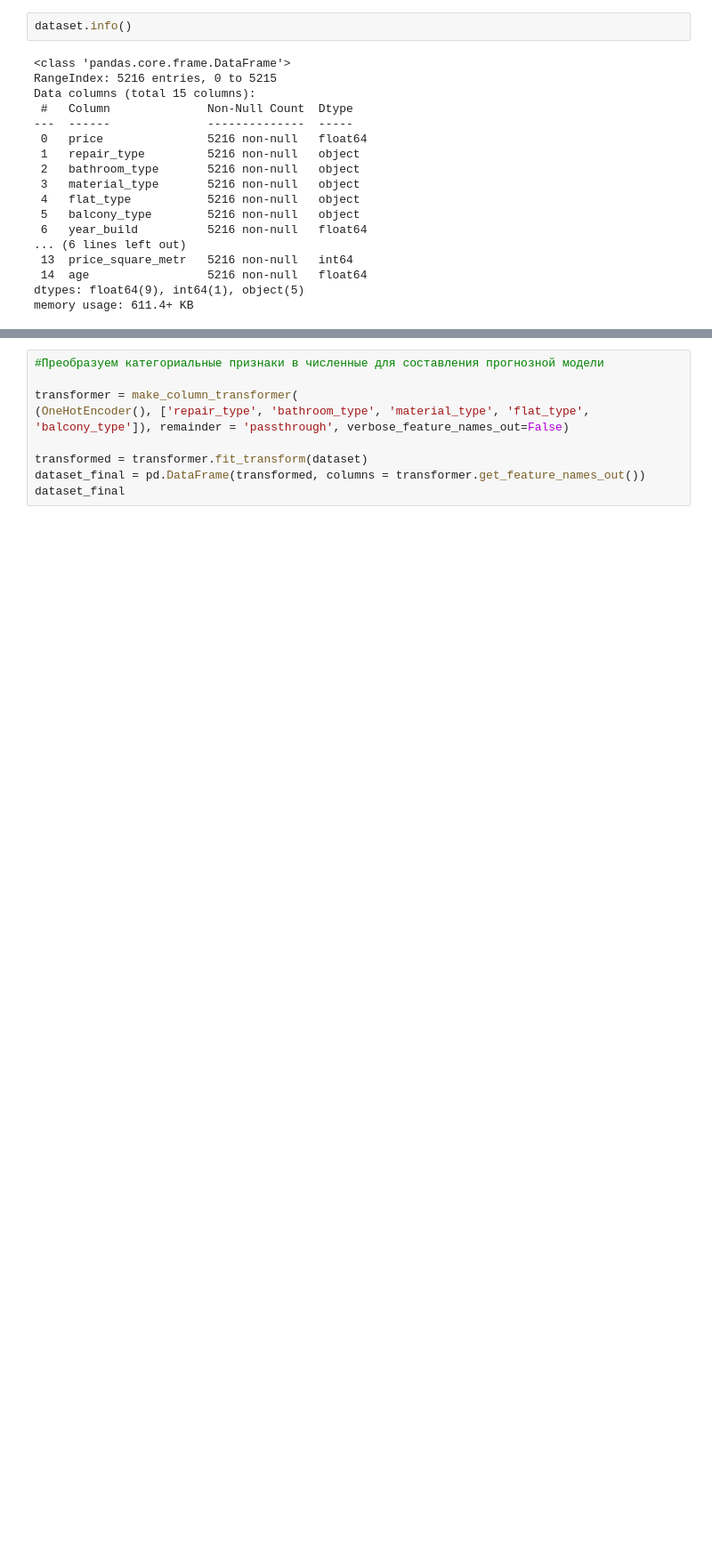
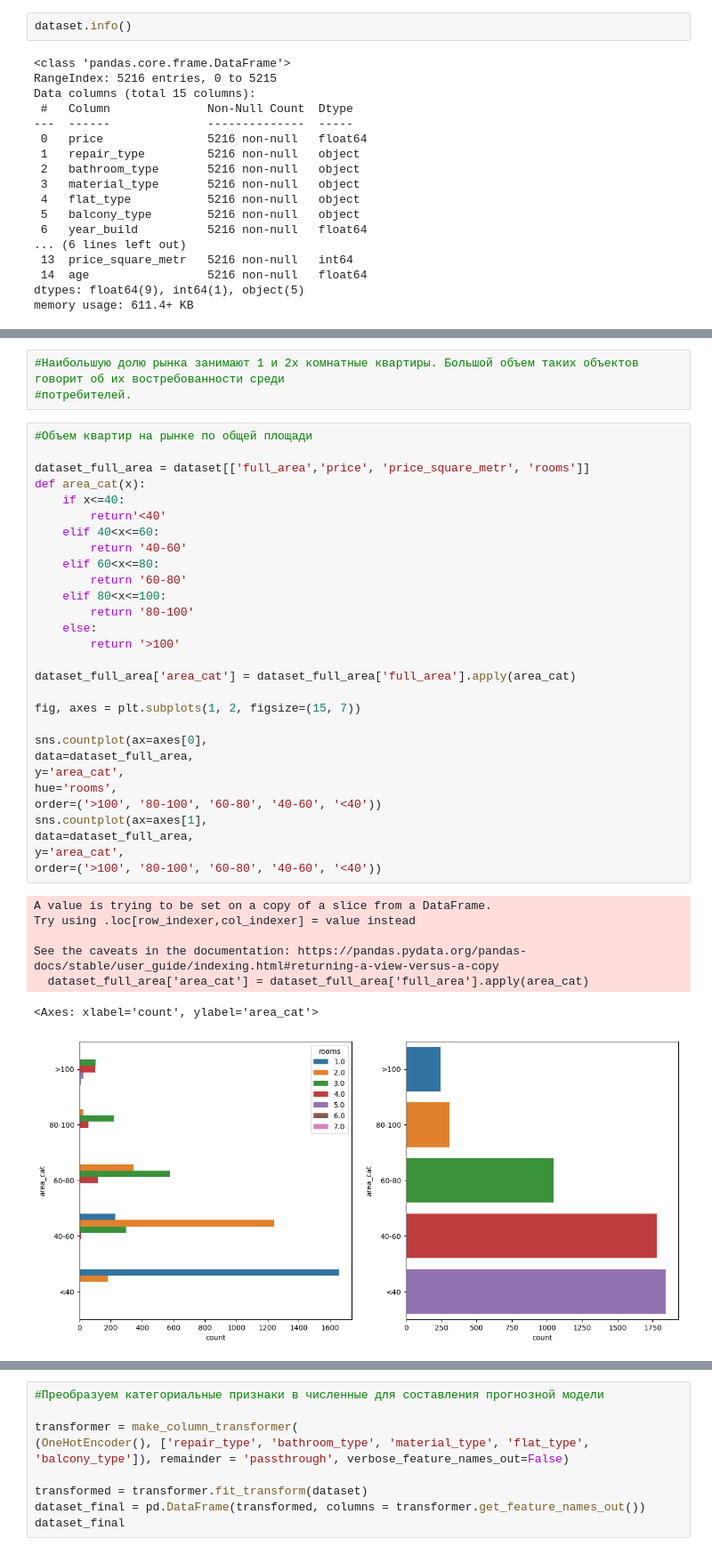
Before and after one commit to Aksyon/property_price_forecast, a Jupyter notebook: flats_project.ipynb, the cells around one changed output, grey strips where cells are left out. Shown at 89% size. Saved outputs shown, nothing was run; the diff lists cells and outputs as text; blank space fills up the shorter version.

```diff
--- a/flats_project.ipynb
+++ b/flats_project.ipynb
@@ -317,0 +302,40 @@ color='orange'
+# %%
+#Наибольшую долю рынка занимают 1 и 2х комнатные квартиры. Большой объем таких объектов говорит об их востребованности среди
+#потребителей.
+# %%
+#Объем квартир на рынке по общей площади
+
+dataset_full_area = dataset[['full_area','price', 'price_square_metr', 'rooms']]
+def area_cat(x):
+    if x<=40:
+        return'<40'
+    elif 40<x<=60:
+        return '40-60'
+    elif 60<x<=80:
+        return '60-80'
+    elif 80<x<=100:
+        return '80-100'
+    else:
+        return '>100'
+
+dataset_full_area['area_cat'] = dataset_full_area['full_area'].apply(area_cat)
+
+fig, axes = plt.subplots(1, 2, figsize=(15, 7))
+
+sns.countplot(ax=axes[0],
+data=dataset_full_area,
+y='area_cat',
+hue='rooms',
+order=('>100', '80-100', '60-80', '40-60', '<40'))
+sns.countplot(ax=axes[1],
+data=dataset_full_area,
+y='area_cat',
+order=('>100', '80-100', '60-80', '40-60', '<40'))
+# %% [output]
+A value is trying to be set on a copy of a slice from a DataFrame.
+Try using .loc[row_indexer,col_indexer] = value instead
+
+See the caveats in the documentation: https://pandas.pydata.org/pandas-docs/stable/user_guide/indexing.html#returning-a-view-versus-a-copy
+  dataset_full_area['area_cat'] = dataset_full_area['full_area'].apply(area_cat)
+<Axes: xlabel='count', ylabel='area_cat'>
+[figure, added]
```
Also changed, not shown: parts of 41 cells of this notebook.
